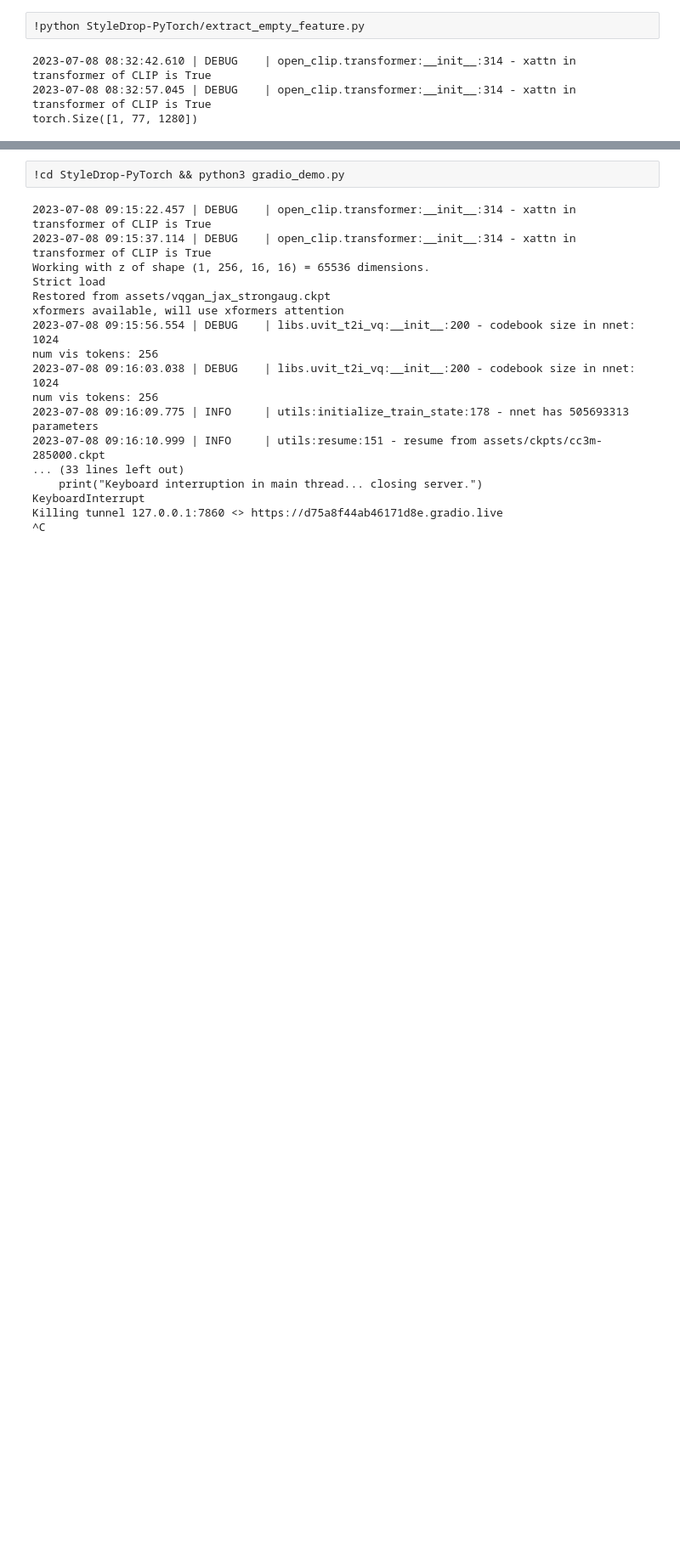
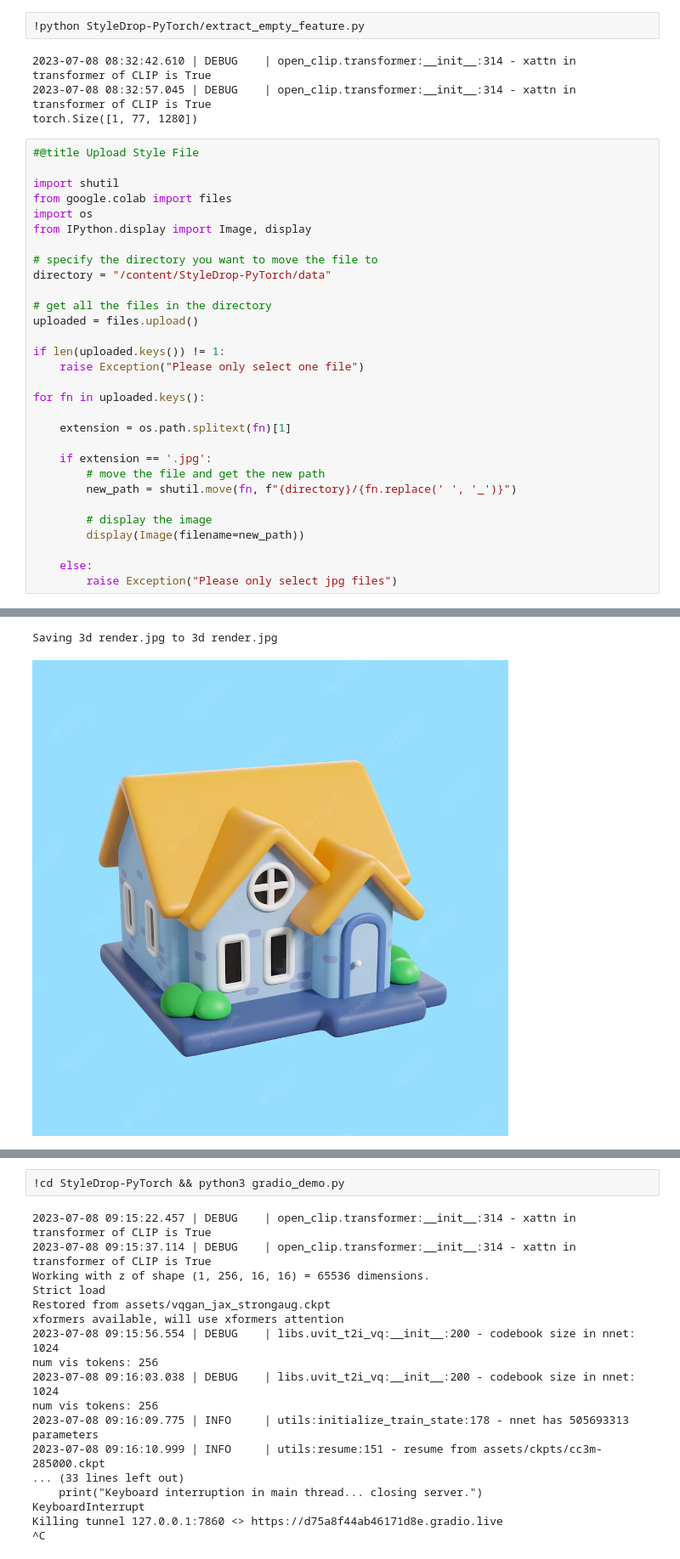
Before and after one commit to zideliu/StyleDrop-PyTorch, a Jupyter notebook: styledrop_colab.ipynb, the cells around one changed output, grey strips where cells are left out. Shown: that part at 85% size. Cells and saved outputs as stored; diff of their text form; blank space fills up the shorter version.

```diff
--- a/styledrop_colab.ipynb
+++ b/styledrop_colab.ipynb
@@ -52,3 +54,34 @@ To: /content/StyleDrop-PyTorch/assets/vqgan_jax_strongaug.ckpt
 2023-07-08 08:32:42.610 | DEBUG    | open_clip.transformer:__init__:314 - xattn in transformer of CLIP is True
 2023-07-08 08:32:57.045 | DEBUG    | open_clip.transformer:__init__:314 - xattn in transformer of CLIP is True
 torch.Size([1, 77, 1280])
+# %%
+#@title Upload Style File
+
+import shutil
+from google.colab import files
+import os
+from IPython.display import Image, display
+
+# specify the directory you want to move the file to
+directory = "/content/StyleDrop-PyTorch/data"
+
+# get all the files in the directory
+uploaded = files.upload()
+
+if len(uploaded.keys()) != 1:
+    raise Exception("Please only select one file")
+
+for fn in uploaded.keys():
+
+    extension = os.path.splitext(fn)[1]
+
+    if extension == '.jpg':
+        # move the file and get the new path
+        new_path = shutil.move(fn, f"{directory}/{fn.replace(' ', '_')}")
+
+        # display the image
+        display(Image(filename=new_path))
+
+    else:
+        raise Exception("Please only select jpg files")
+# %% [output]
@@ -54,0 +89,2 @@ torch.Size([1, 77, 1280])
+Saving 3d render.jpg to 3d render.jpg
+[figure, added]
```
Also changed, not shown: parts of 7 cells of this notebook.
